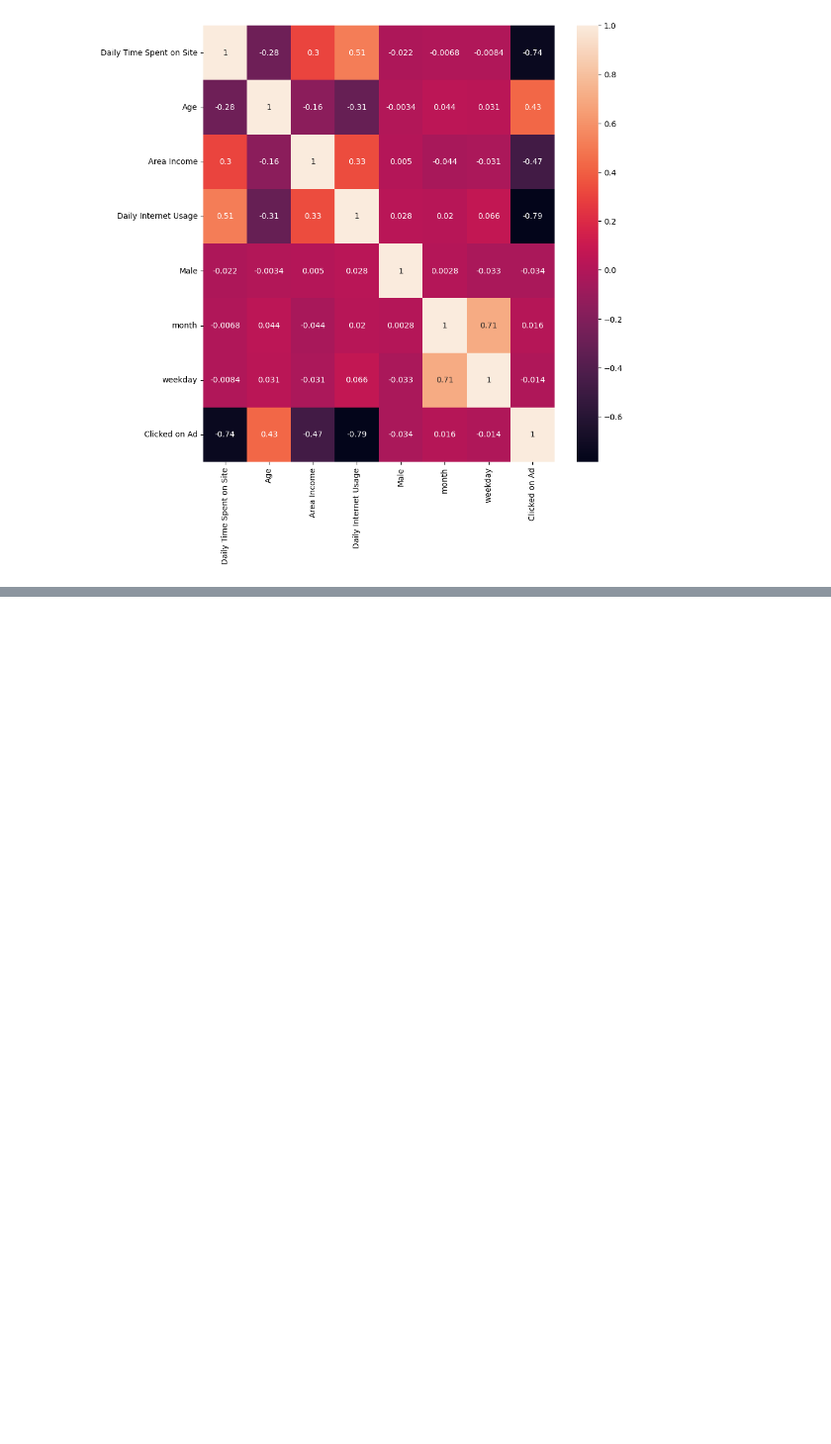
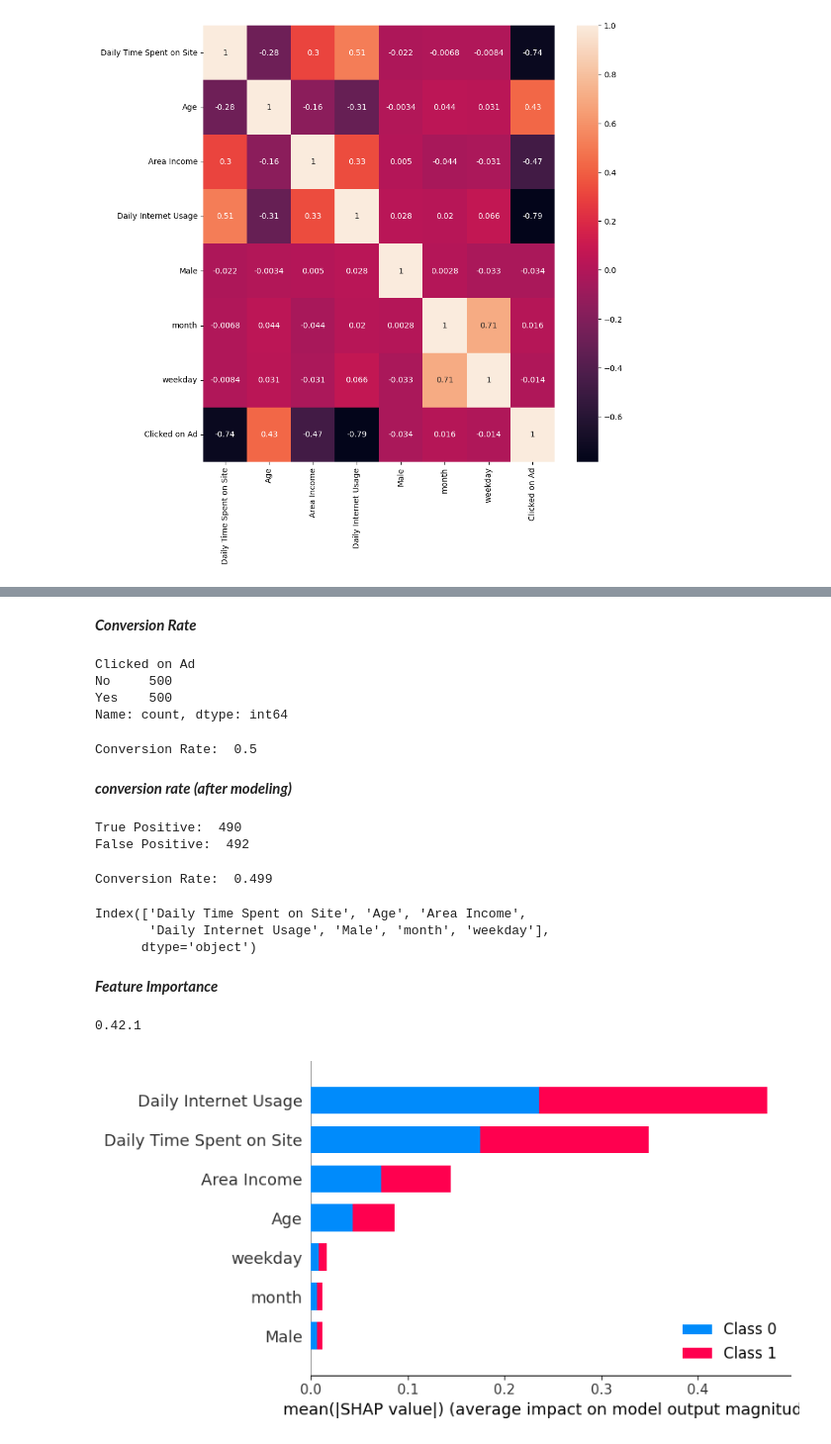
Before and after one commit to masendhy/predict_customer_clicked_ads_classification_by_using_machine_learning, a Jupyter notebook: predict_customer_clicked_ads_classification_by_using_machine_learning.ipynb, the cells around one changed output, grey strips where cells are left out. Shown at 99% size. Saved outputs shown, nothing was run; the diff lists cells and outputs as text; code cells hidden in the pictures; blank space fills up the shorter version.

Commit message:
modeling updated

```diff
--- a/predict_customer_clicked_ads_classification_by_using_machine_learning.ipynb
+++ b/predict_customer_clicked_ads_classification_by_using_machine_learning.ipynb
@@ -270,0 +297,18 @@ sns.heatmap(corr, annot=True)
+# %%
+#split data into train and test
+X = df_feat.drop(['Clicked on Ad'], axis=1)
+y = df_feat['Clicked on Ad']
+
+from sklearn.model_selection import train_test_split
+trainset,testset = train_test_split(df_feat, test_size=0.30, random_state=42)
+
+# split feature and target
+X_train = trainset.drop(['Clicked on Ad'], axis=1)
+y_train = trainset['Clicked on Ad']
+X_test = testset.drop(['Clicked on Ad'], axis=1)
+y_test = testset['Clicked on Ad']
+
+print('number of rows in X_train :', X_train.shape[0])
+print('number of rows in X_test :', X_test.shape[0])
+print('number of rows in y_train :', y_train.shape[0])
+print('number of rows in y_test :', y_test.shape[0])
@@ -270,0 +461,55 @@ sns.heatmap(corr, annot=True)
+# %% [markdown]
+***Conversion Rate***
+# %%
+df['Clicked on Ad'].value_counts()
+# %% [output]
+Clicked on Ad
+No     500
+Yes    500
+Name: count, dtype: int64
+# %%
+click_ads = 500
+noclick_ads = 500
+
+conversion_rate = click_ads / (click_ads + noclick_ads)
+print('Conversion Rate: ', conversion_rate)
+# %% [output]
+Conversion Rate:  0.5
+# %% [markdown]
+***conversion rate (after modeling)***
+# %%
+TP = cm[1,1]
+FP = cm[0,0]
+
+print('True Positive: ', TP)
+print('False Positive: ', FP)
+# %% [output]
+True Positive:  490
+False Positive:  492
+# %%
+click_ads = TP
+noclick_ads = FP
+
+conversion_rate = click_ads / (click_ads + noclick_ads)
+print('Conversion Rate: ', round(conversion_rate,4))
+# %% [output]
+Conversion Rate:  0.499
+# %%
+X_train.columns
+# %% [output]
+Index(['Daily Time Spent on Site', 'Age', 'Area Income',
+       'Daily Internet Usage', 'Male', 'month', 'weekday'],
+      dtype='object')
+# %% [markdown]
+***Feature Importance***
+# %%
+import shap
+
+explainer = shap.TreeExplainer(dt)
+shap_values = explainer.shap_values(X)
+# %% [output]
+0.42.1
+# %%
+shap.summary_plot(shap_values, X, plot_type="bar",)
+# %% [output]
+[figure, added]
```
Also changed, not shown: parts of 36 cells of this notebook.
